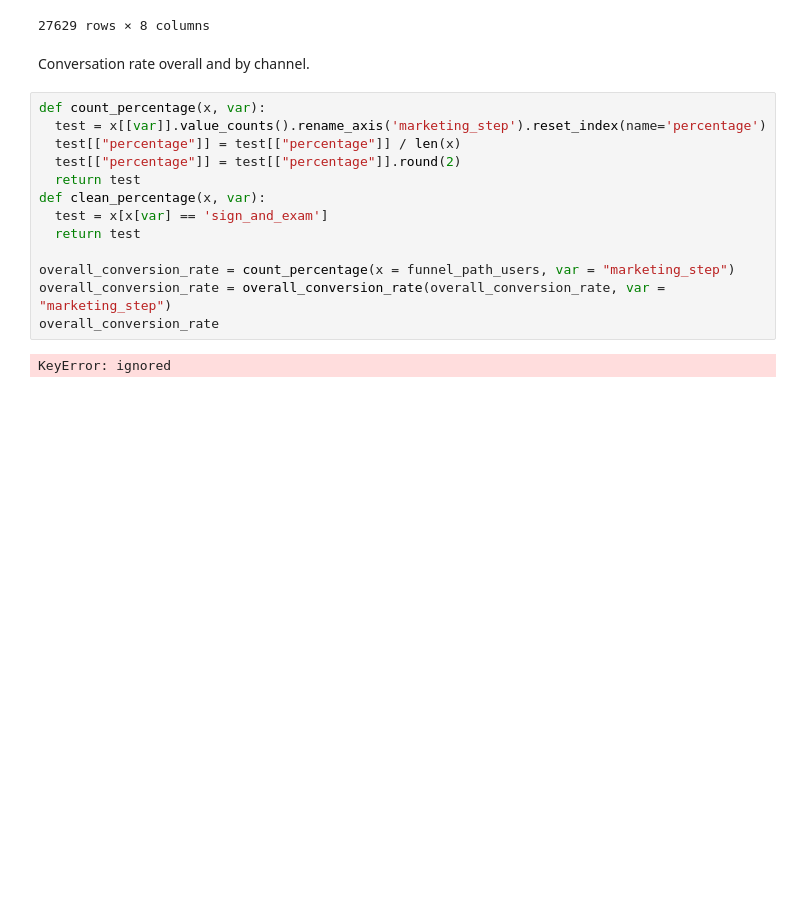
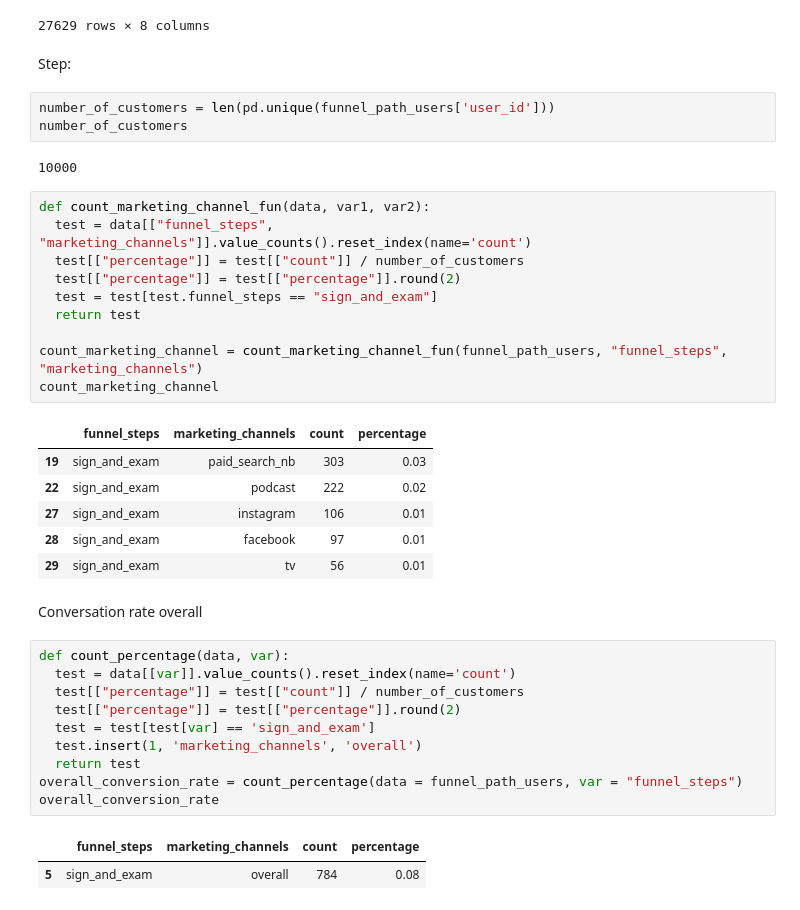
Before and after one commit to mhanauer/pg_report, a Jupyter notebook: pg_report.ipynb, the cells around one changed output. Drawn from its saved outputs; the diff is of its cells as text; blank space fills up the shorter version.

```diff
--- a/pg_report.ipynb
+++ b/pg_report.ipynb
@@ -90,20 +90,42 @@ funnel_path_users
 | 27627 | 11000 | collect_contact_info | 21 | mobile_ios | 169217 | 3 | 1756.614104 | podcast |
 | 27628 | 11000 | started_navigator | 21 | mobile_ios | 169217 | 3 | 1756.614104 | podcast |
 27629 rows × 8 columns
+# %% [markdown]
+Step:
+# %%
+number_of_customers = len(pd.unique(funnel_path_users['user_id']))
+number_of_customers
+# %% [output]
+10000
+# %%
+def count_marketing_channel_fun(data, var1, var2):
+  test = data[["funnel_steps", "marketing_channels"]].value_counts().reset_index(name='count')
+  test[["percentage"]] = test[["count"]] / number_of_customers
+  test[["percentage"]] = test[["percentage"]].round(2)
+  test = test[test.funnel_steps == "sign_and_exam"]
+  return test
+
+count_marketing_channel = count_marketing_channel_fun(funnel_path_users, "funnel_steps", "marketing_channels")
+count_marketing_channel
+# %% [output]
+|  | funnel_steps | marketing_channels | count | percentage |
+| 19 | sign_and_exam | paid_search_nb | 303 | 0.03 |
+| 22 | sign_and_exam | podcast | 222 | 0.02 |
+| 27 | sign_and_exam | instagram | 106 | 0.01 |
+| 28 | sign_and_exam | facebook | 97 | 0.01 |
+| 29 | sign_and_exam | tv | 56 | 0.01 |
 # %% [markdown]
-Conversation rate overall and by channel.
+Conversation rate overall
 # %%
-def count_percentage(x, var):
-  test = x[[var]].value_counts().rename_axis('marketing_step').reset_index(name='percentage')
-  test[["percentage"]] = test[["percentage"]] / len(x)
+def count_percentage(data, var):
+  test = data[[var]].value_counts().reset_index(name='count')
+  test[["percentage"]] = test[["count"]] / number_of_customers
   test[["percentage"]] = test[["percentage"]].round(2)
+  test = test[test[var] == 'sign_and_exam']
+  test.insert(1, 'marketing_channels', 'overall')
   return test
-def clean_percentage(x, var):
-  test = x[x[var] == 'sign_and_exam']
-  return test
-
-overall_conversion_rate = count_percentage(x = funnel_path_users, var = "marketing_step")
-overall_conversion_rate = overall_conversion_rate(overall_conversion_rate, var = "marketing_step")
+overall_conversion_rate = count_percentage(data = funnel_path_users, var = "funnel_steps")
 overall_conversion_rate
 # %% [output]
-KeyError: ignored
+|  | funnel_steps | marketing_channels | count | percentage |
+| 5 | sign_and_exam | overall | 784 | 0.08 |
```
Also changed, not shown: parts of 2 cells of this notebook.
